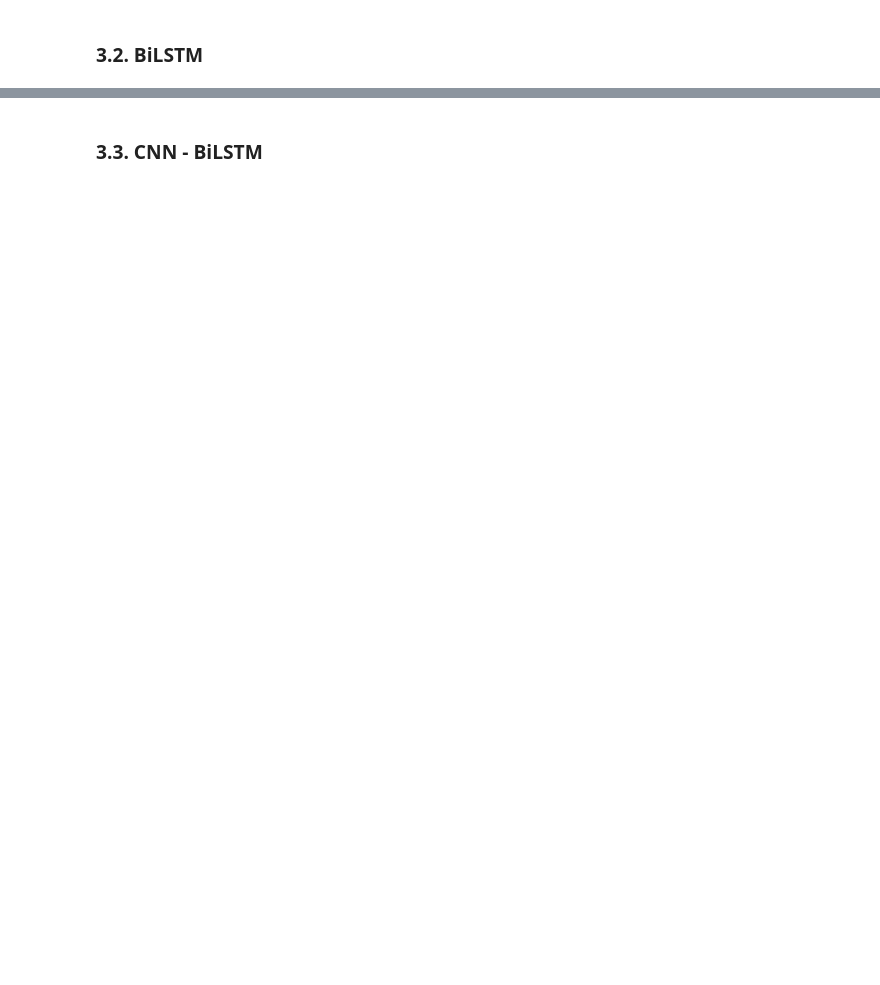
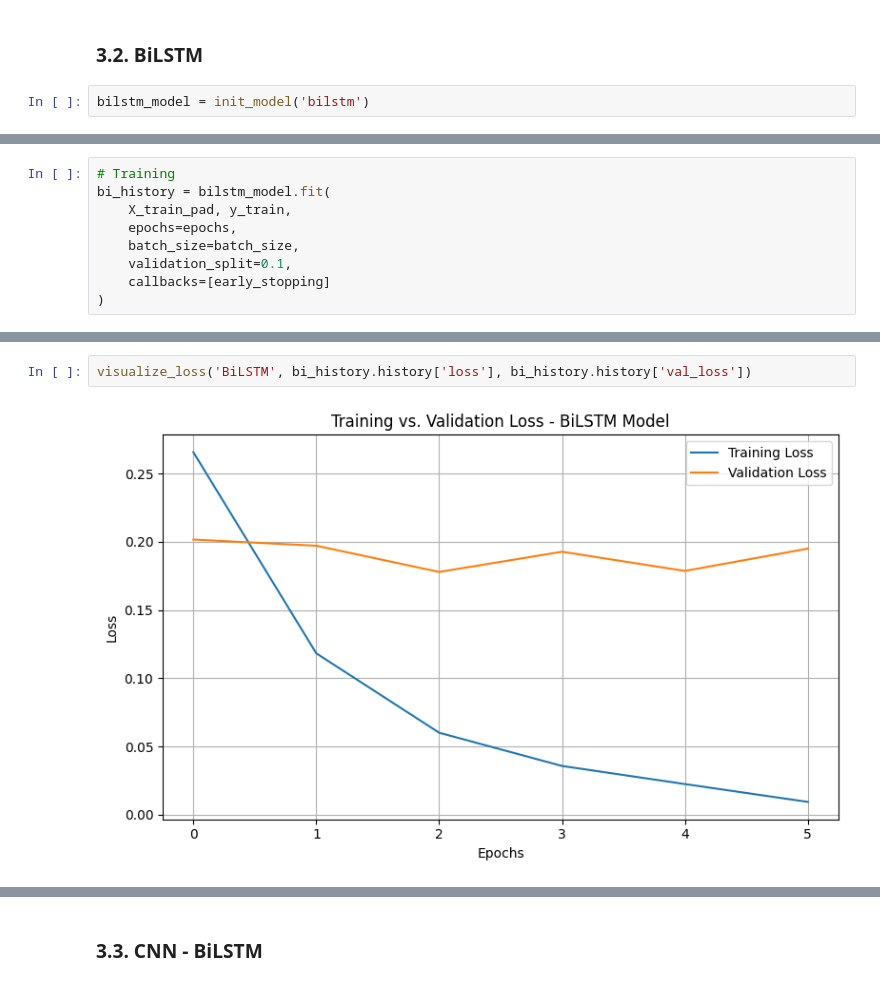
Before and after one commit to ththu0205/Fake-News-Detector, a Jupyter notebook: final_project_teku.ipynb, the cells around one changed output, grey strips where cells are left out. Drawn from its saved outputs; the diff is of its cells as text; blank space fills up the shorter version.

```diff
--- a/final_project_teku.ipynb
+++ b/final_project_teku.ipynb
@@ -265,2 +305,4 @@ weighted avg       0.96      0.96      0.96     15718
 # %% [markdown]
 ### **3.2. BiLSTM**
+# %%
+bilstm_model = init_model('bilstm')
@@ -266,0 +327,9 @@ weighted avg       0.96      0.96      0.96     15718
+# %%
+# Training
+bi_history = bilstm_model.fit(
+    X_train_pad, y_train,
+    epochs=epochs,
+    batch_size=batch_size,
+    validation_split=0.1,
+    callbacks=[early_stopping]
+)
@@ -266,0 +350,4 @@ weighted avg       0.96      0.96      0.96     15718
+# %%
+visualize_loss('BiLSTM', bi_history.history['loss'], bi_history.history['val_loss'])
+# %% [output]
+[figure, added]
```
Also changed, not shown: parts of 18 cells of this notebook.
